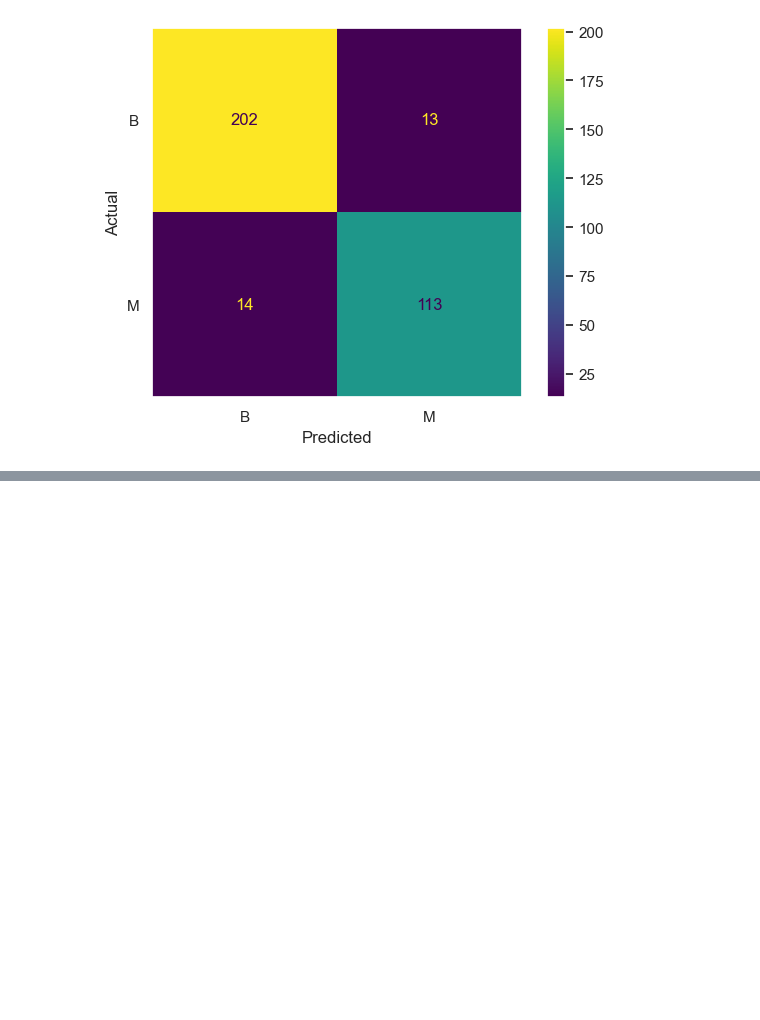
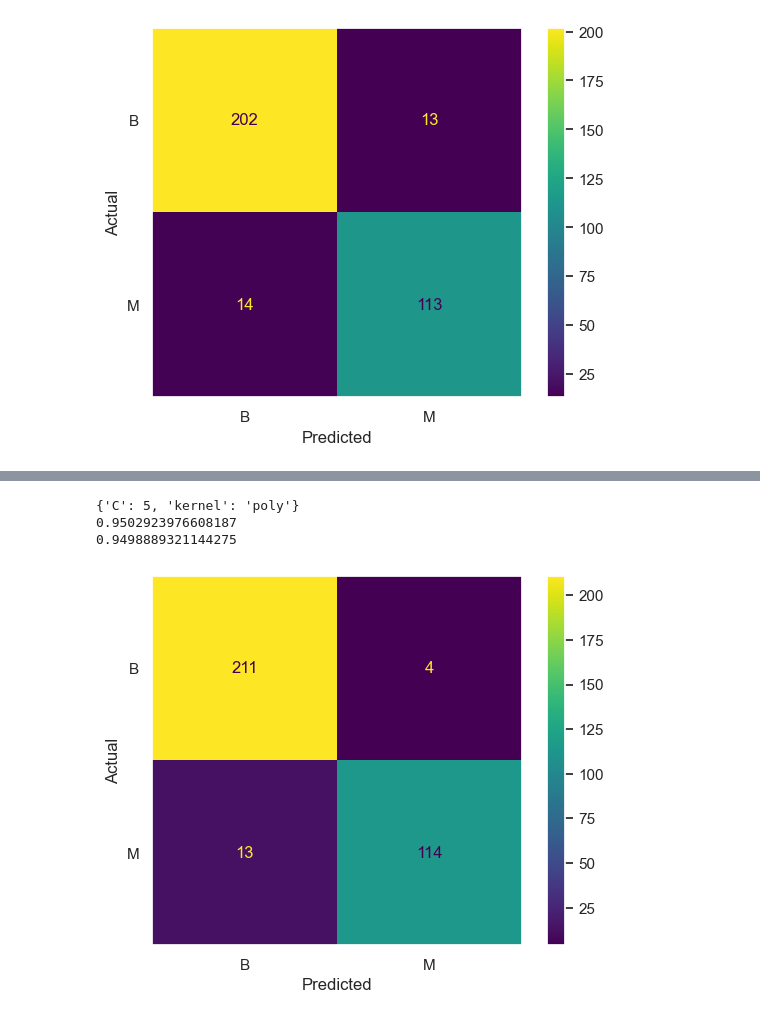
Before and after one commit to vern3432/DSE3002_Varano_Matt_Marcus_PF, a Jupyter notebook: Gilliland-Project-4.ipynb, the cells around one changed output, grey strips where cells are left out. Saved outputs shown, nothing was run; the diff lists cells and outputs as text; code cells hidden in the pictures; blank space fills up the shorter version.

```diff
--- a/Gilliland-Project-4.ipynb
+++ b/Gilliland-Project-4.ipynb
@@ -374,0 +531,34 @@ cmd.ax_.grid(False)
+# %%
+selected_columns = ['smoothness_mean', 'area_se', 'concavity_se', 'radius_worst', 'texture_worst','diagnosis']
+
+# Create a new DataFrame ('cancer2') by selecting only the specified columns
+cancer2 = cancer[selected_columns].copy()
+
+X = cancer2.drop('diagnosis', axis=1)  # Features
+y_label = cancer2['diagnosis']
+
+mms = MinMaxScaler()
+X_minmax = mms.fit_transform(X)
+
+X_train, X_test, y_train, y_test = train_test_split(X_minmax, y_label, train_size=0.7, stratify=y_label, random_state=0)
+# %%
+parameters = {'C':[1, 3, 5,7,9,11],'kernel':('linear', 'rbf', 'poly')} #set parameters for GridSearch
+svc = SVC(probability=True) #create your SVM object
+clf1 = GridSearchCV(svc, parameters, n_jobs=-1) #create your GridSearch object (which will use your SVM object)
+clf1.fit(X_train, y_train) #Fit the GridSearch object
+print(clf1.best_params_)
+y_pred = clf1.predict(X_test) #Generate a prediction using the model found by GridSearch
+
+cf_matrix = confusion_matrix(y_test,y_pred)
+cmd = ConfusionMatrixDisplay(cf_matrix, display_labels=['B','M'])
+cmd.plot()
+cmd.ax_.set(xlabel='Predicted', ylabel='Actual')
+cmd.ax_.grid(False)
+
+print(accuracy_score(y_test, y_pred))
+print(f1_score(y_test, y_pred, average="weighted"))
+# %% [output]
+{'C': 5, 'kernel': 'poly'}
+0.9502923976608187
+0.9498889321144275
+[figure, added]
```
Also changed, not shown: parts of 28 cells of this notebook.
